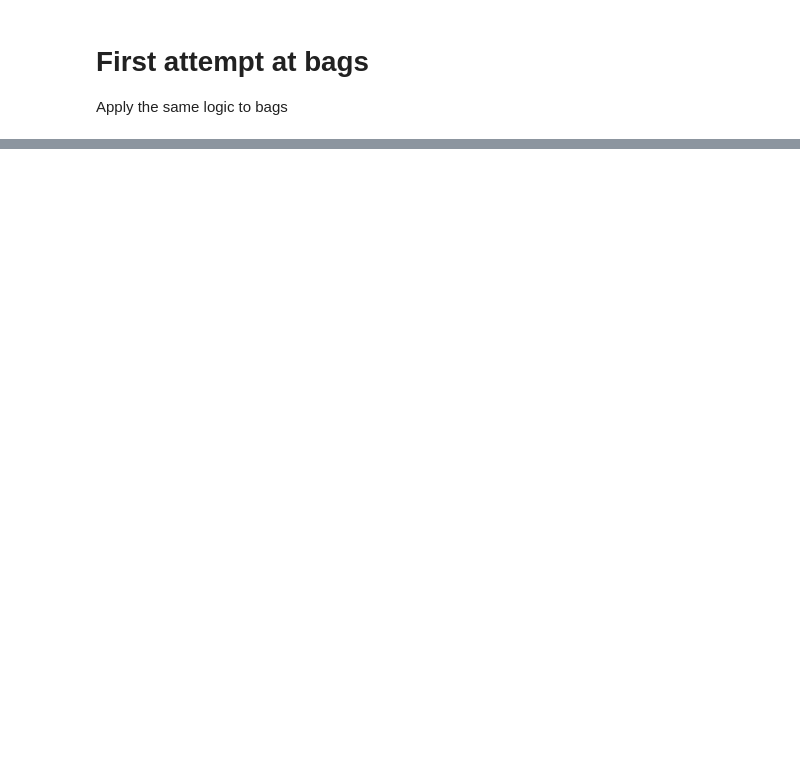
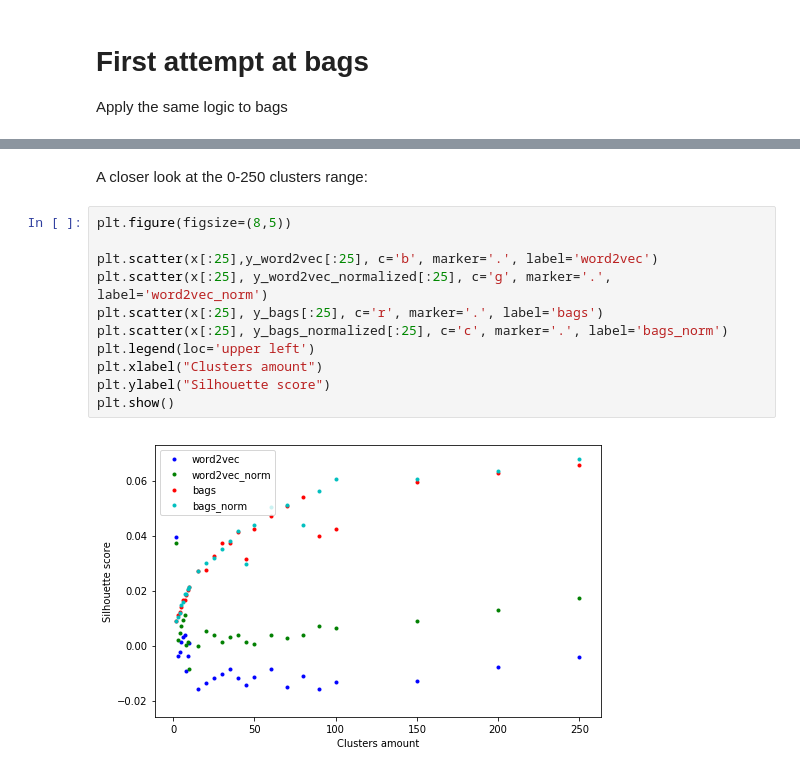
Before and after one commit to ignacioespinoso/Machine-Learning, a Jupyter notebook: proj3/k-means-cluster.ipynb, the cells around one changed output, grey strips where cells are left out. Saved outputs shown, nothing was run; the diff lists cells and outputs as text; blank space fills up the shorter version.

```diff
--- a/proj3/k-means-cluster.ipynb
+++ b/proj3/k-means-cluster.ipynb
@@ -111,0 +173,15 @@ for index, row in health_df.iterrows():
+# %% [markdown]
+A closer look at the 0-250 clusters range:
+# %%
+plt.figure(figsize=(8,5))
+
+plt.scatter(x[:25],y_word2vec[:25], c='b', marker='.', label='word2vec')
+plt.scatter(x[:25], y_word2vec_normalized[:25], c='g', marker='.', label='word2vec_norm')
+plt.scatter(x[:25], y_bags[:25], c='r', marker='.', label='bags')
+plt.scatter(x[:25], y_bags_normalized[:25], c='c', marker='.', label='bags_norm')
+plt.legend(loc='upper left')
+plt.xlabel("Clusters amount")
+plt.ylabel("Silhouette score")
+plt.show()
+# %% [output]
+[figure, added]
```
Also changed, not shown: parts of 44 cells of this notebook, 16 other files.
